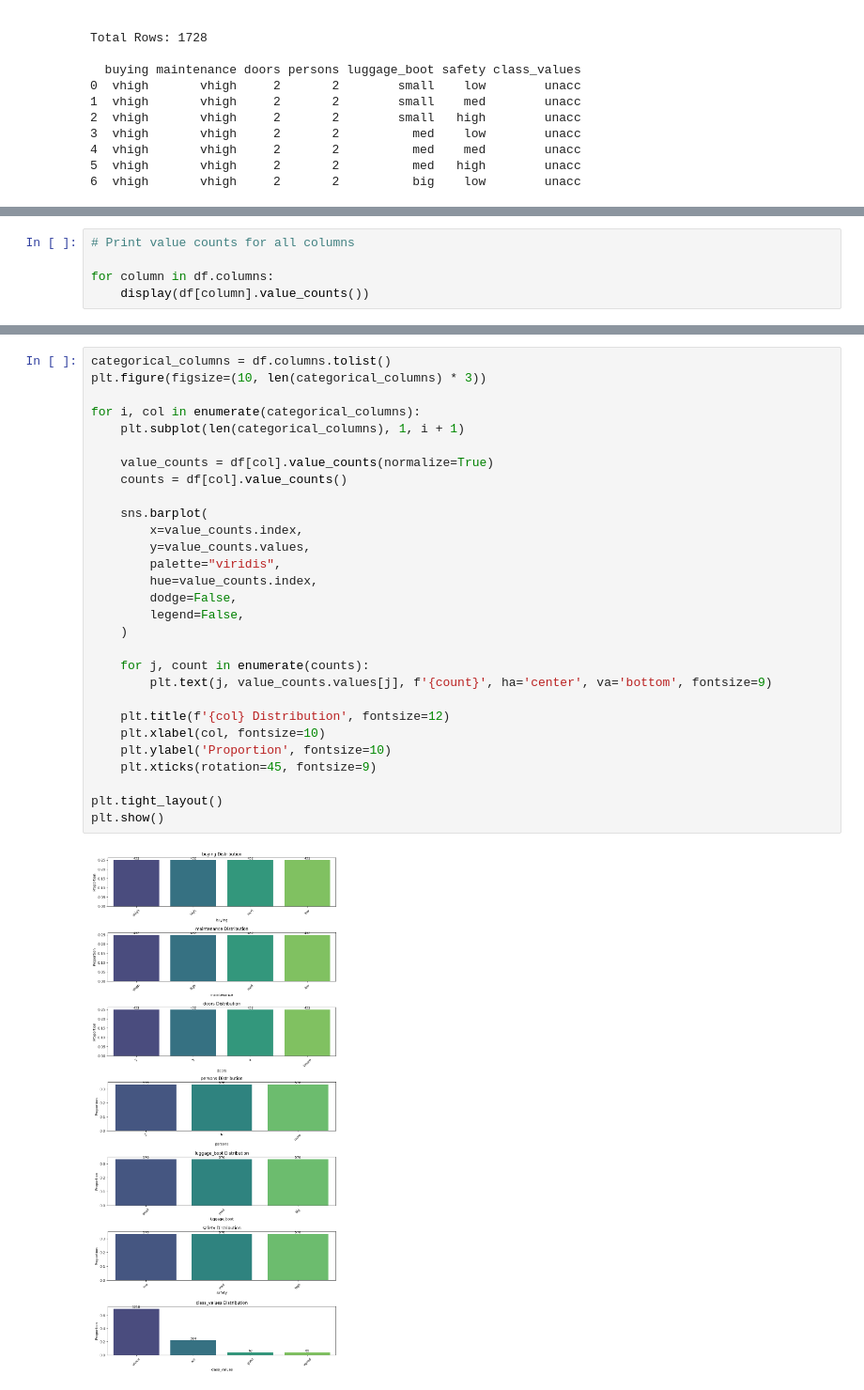
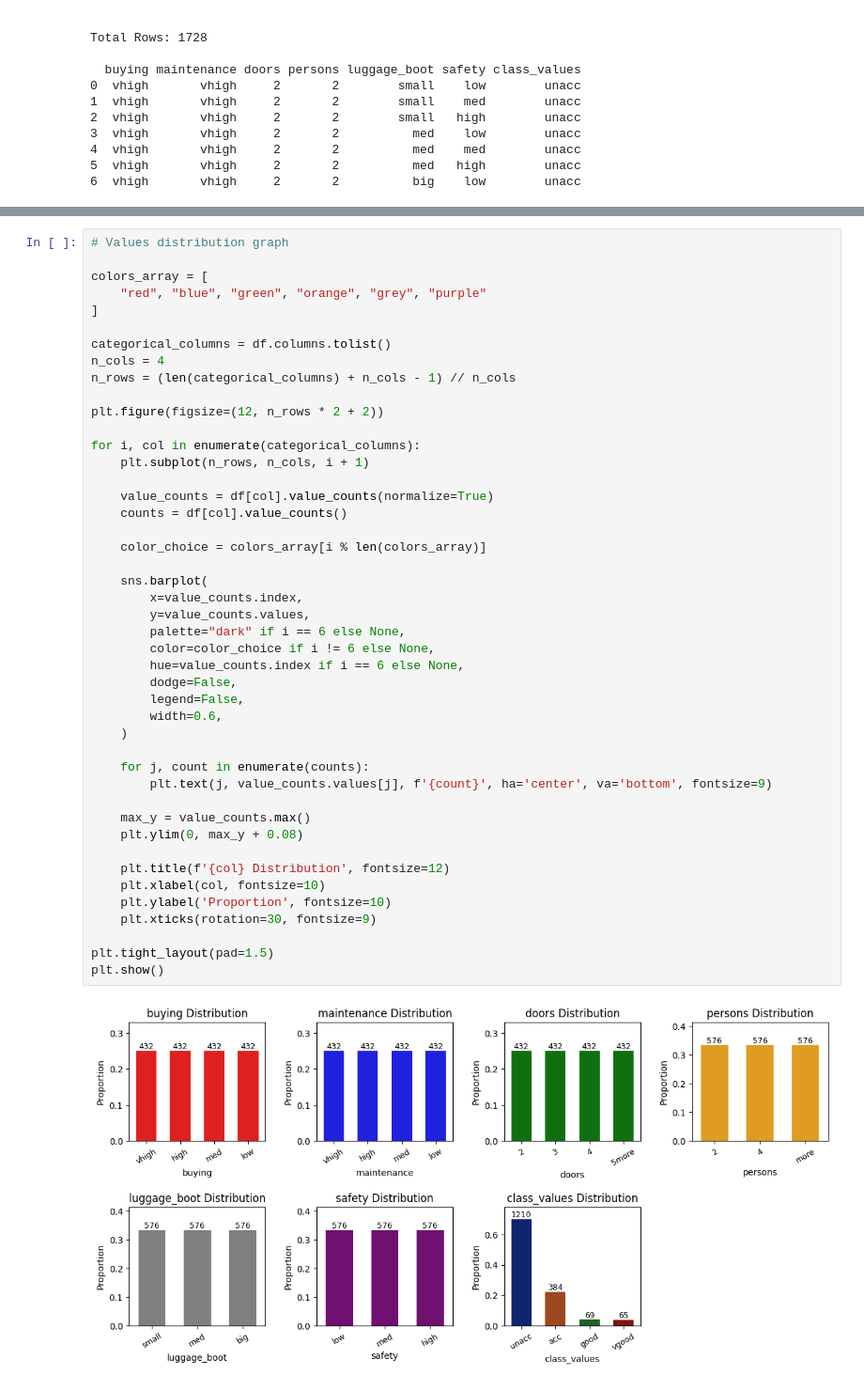
Before and after one commit to jovanovic-djo/car-value-score-prediction, a Jupyter notebook: notebooks/exploratory_data_analysis.ipynb, the cells around one changed output, grey strips where cells are left out. Shown at 94% size. Saved outputs shown, nothing was run; the diff lists cells and outputs as text.

Commit message:
add value distribution plot

```diff
--- a/notebooks/exploratory_data_analysis.ipynb
+++ b/notebooks/exploratory_data_analysis.ipynb
@@ -63,5 +62,0 @@ class_values: ['unacc' 'acc' 'vgood' 'good']
-# %%
-# Print value counts for all columns
-
-for column in df.columns:
-    display(df[column].value_counts())
@@ -108,31 +87,47 @@ Name: count, dtype: int64
 # %%
+# Values distribution graph
+
+colors_array = [
+    "red", "blue", "green", "orange", "grey", "purple"
+]
+
 categorical_columns = df.columns.tolist()
-plt.figure(figsize=(10, len(categorical_columns) * 3))
+n_cols = 4
+n_rows = (len(categorical_columns) + n_cols - 1) // n_cols
+
+plt.figure(figsize=(12, n_rows * 2 + 2))
 
 for i, col in enumerate(categorical_columns):
-    plt.subplot(len(categorical_columns), 1, i + 1)
+    plt.subplot(n_rows, n_cols, i + 1)
 
     value_counts = df[col].value_counts(normalize=True)
     counts = df[col].value_counts()
 
+    color_choice = colors_array[i % len(colors_array)]
+
     sns.barplot(
         x=value_counts.index,
         y=value_counts.values,
-        palette="viridis",
-        hue=value_counts.index,
+        palette="dark" if i == 6 else None,
+        color=color_choice if i != 6 else None,
+        hue=value_counts.index if i == 6 else None,
         dodge=False,
         legend=False,
+        width=0.6,
     )
 
     for j, count in enumerate(counts):
         plt.text(j, value_counts.values[j], f'{count}', ha='center', va='bottom', fontsize=9)
 
+    max_y = value_counts.max()
+    plt.ylim(0, max_y + 0.08)
+
     plt.title(f'{col} Distribution', fontsize=12)
     plt.xlabel(col, fontsize=10)
     plt.ylabel('Proportion', fontsize=10)
-    plt.xticks(rotation=45, fontsize=9)
+    plt.xticks(rotation=30, fontsize=9)
 
-plt.tight_layout()
+plt.tight_layout(pad=1.5)
 plt.show()
 # %% [output]
-[figure, old version]
+[figure, new version]
```
Also changed, not shown: parts of 4 cells of this notebook, 1 other file.
